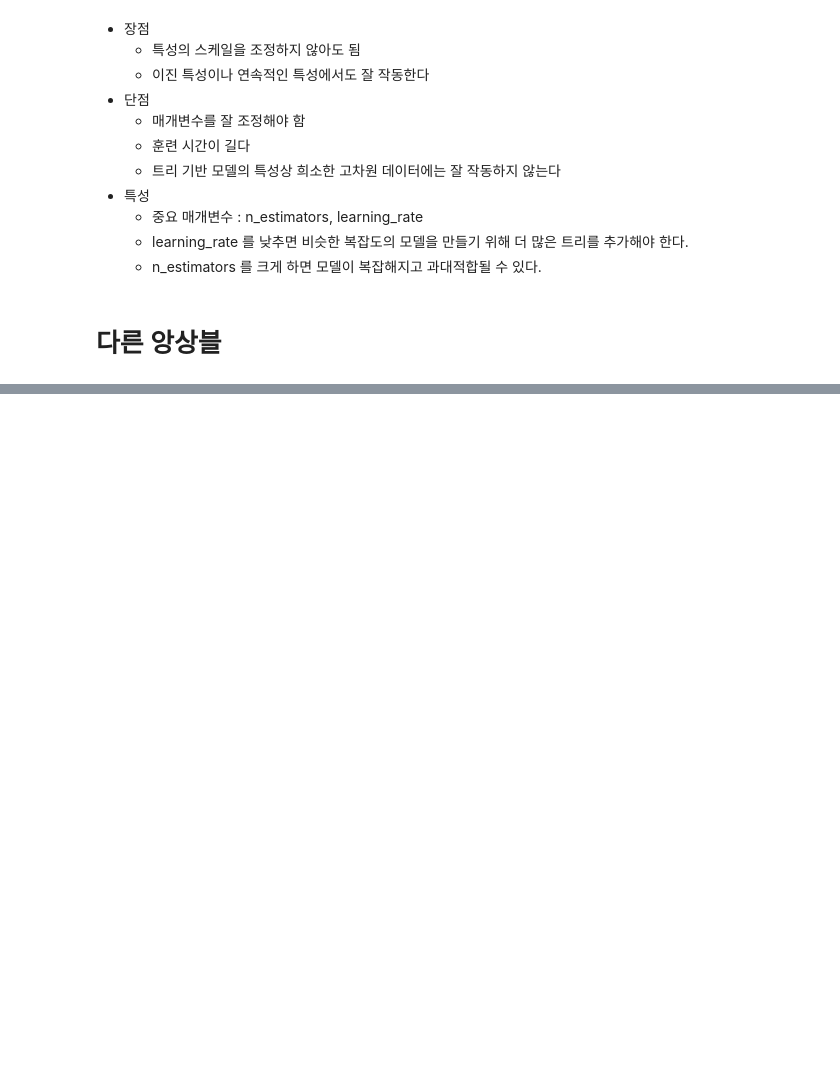
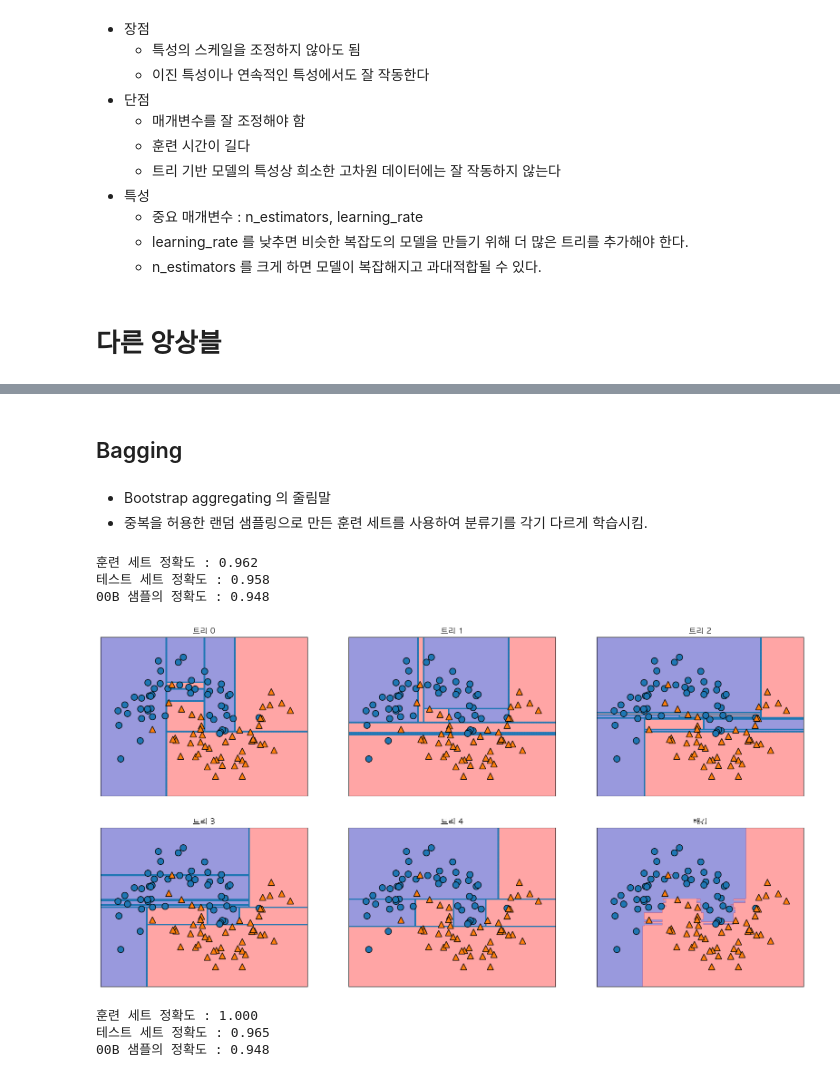
Before and after one commit to extraordinarySumiLee/Machine-Learning-practice, a Jupyter notebook: 20251023.ipynb, the cells around one changed output, grey strips where cells are left out. Cells and saved outputs as stored; diff of their text form; code cells hidden in the pictures; blank space fills up the shorter version.

```diff
--- a/20251023.ipynb
+++ b/20251023.ipynb
@@ -397,3 +414,50 @@ Xm_train, Xm_test, ym_train, ym_test = train_test_split(
 cancer = load_breast_cancer()
 Xc_train, Xc_test, yc_train, yc_test = train_test_split(
     cancer.data, cancer.target, random_state=0)
+# %% [markdown]
+## Bagging
+# %% [markdown]
+- Bootstrap aggregating 의 줄림말
+- 중복을 허용한 랜덤 샘플링으로 만든 훈련 세트를 사용하여 분류기를 각기 다르게 학습시킴.
+# %%
+from sklearn.linear_model import LogisticRegression
+from sklearn.ensemble import BaggingClassifier
+
+bagging = BaggingClassifier(LogisticRegression(solver='liblinear'),n_estimators=100,
+                            oob_score=True, n_jobs=-1, random_state=42)
+bagging.fit(Xc_train, yc_train)
+
+print("훈련 세트 정확도 : {:.3f}".format(bagging.score(Xc_train,yc_train)))
+print("테스트 세트 정확도 : {:.3f}".format(bagging.score(Xc_test,yc_test)))
+print("00B 샘플의 정확도 : {:.3f}".format(bagging.oob_score_))
+# %% [output]
+훈련 세트 정확도 : 0.962
+테스트 세트 정확도 : 0.958
+00B 샘플의 정확도 : 0.948
+# %%
+from sklearn.tree import DecisionTreeClassifier
+bagging = BaggingClassifier(DecisionTreeClassifier(), n_estimators=5, n_jobs=-1, random_state=42)
+bagging.fit(Xm_train,ym_train)
+
+fig,axes = plt.subplots(2,3,figsize=(20,10),dpi=600)
+for i, (ax, tree) in enumerate(zip(axes.ravel(), bagging.estimators_)):
+    ax.set_title("트리 {}".format(i))
+    mglearn.plots.plot_tree_partition(Xm, ym, tree, ax=ax)
+
+mglearn.plots.plot_2d_separator(bagging,Xm, fill=True, ax=axes[-1,-1],alpha=0.4)
+axes[-1,-1].set_title("배깅")
+mglearn.discrete_scatter(Xm[:,0],Xm[:,1],ym)
+plt.show()
+# %% [output]
+[figure, added]
+# %%
+bagging = BaggingClassifier(DecisionTreeClassifier(), n_estimators=100, oob_score=True, n_jobs=-1,random_state=42)
+bagging.fit(Xc_train,yc_train)
+
+print("훈련 세트 정확도 : {:.3f}".format(bagging.score(Xc_train,yc_train)))
+print("테스트 세트 정확도 : {:.3f}".format(bagging.score(Xc_test,yc_test)))
+print("00B 샘플의 정확도 : {:.3f}".format(bagging.oob_score_))
+# %% [output]
+훈련 세트 정확도 : 1.000
+테스트 세트 정확도 : 0.965
+00B 샘플의 정확도 : 0.948
```
Also changed, not shown: parts of 10 cells of this notebook.
